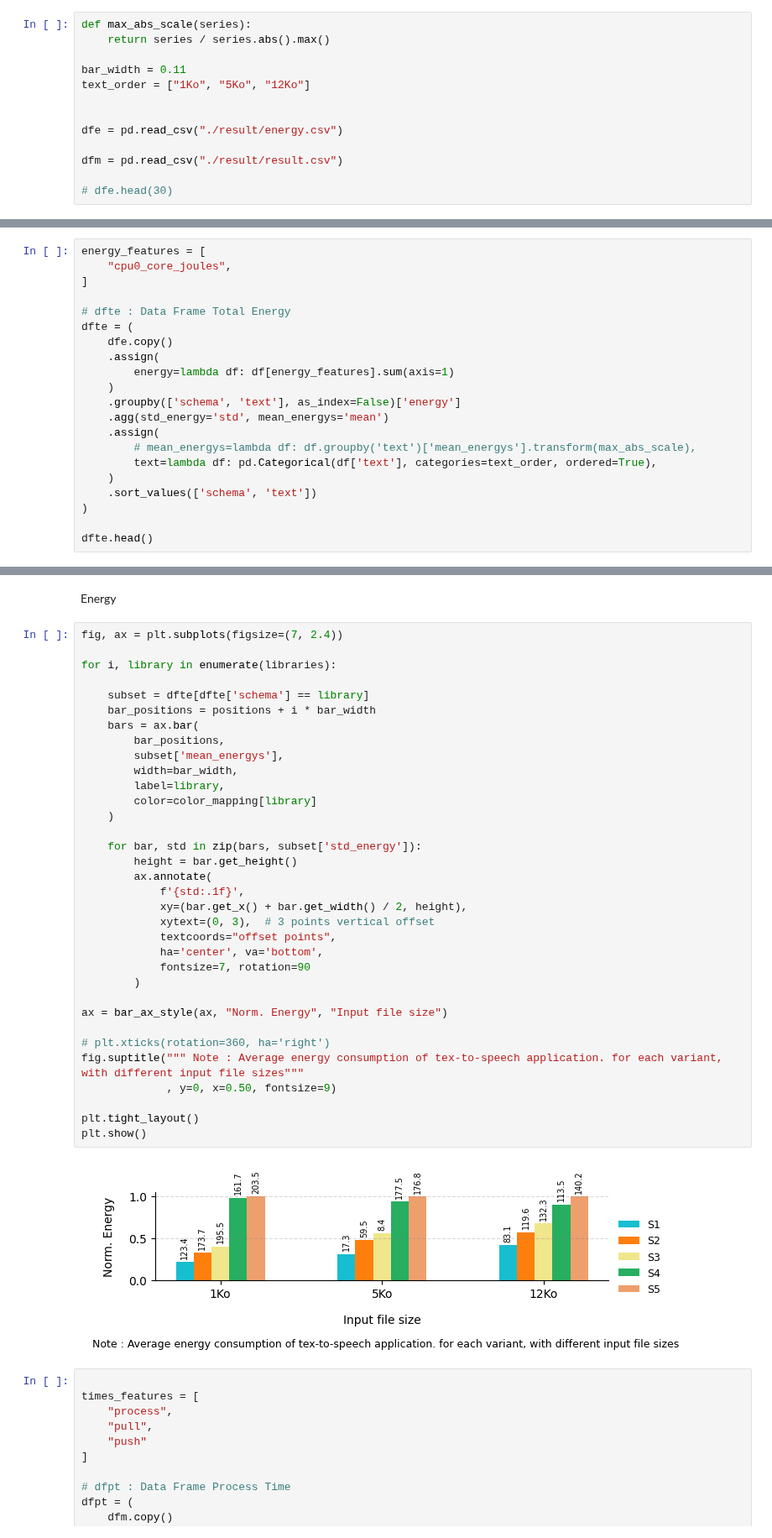
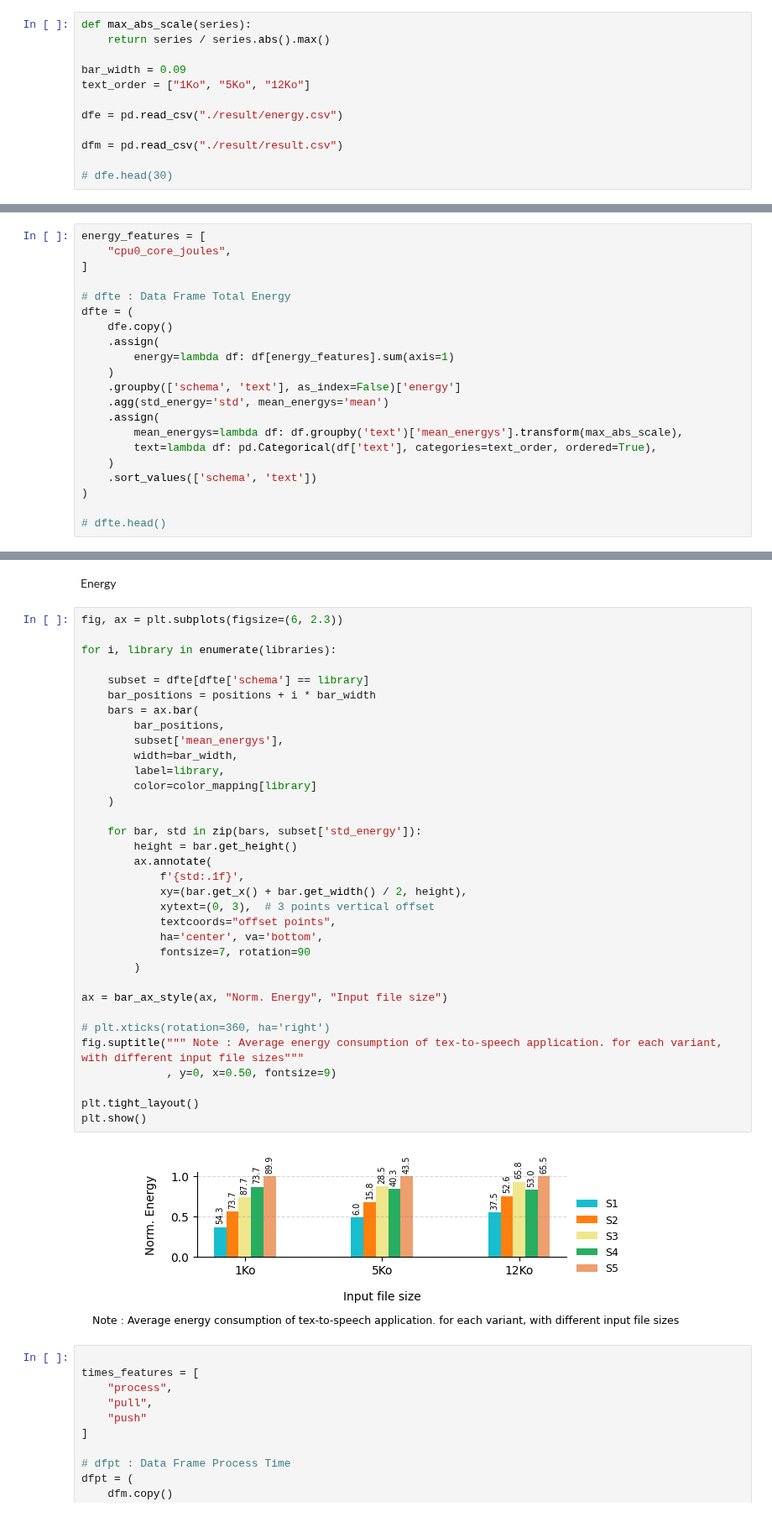
Before and after one commit to donaldonana/FaaS-Benchmark, a Jupyter notebook: text-to-speech/text-to-speech.ipynb, the cells around one changed output, grey strips where cells are left out. Shown at 84% size. Drawn from its saved outputs; the diff is of its cells as text.

```diff
--- a/text-to-speech/text-to-speech.ipynb
+++ b/text-to-speech/text-to-speech.ipynb
@@ -6,9 +6,8 @@ import numpy as np # type: ignore
 def max_abs_scale(series):
     return series / series.abs().max()
 
-bar_width = 0.11
+bar_width = 0.09
 text_order = ["1Ko", "5Ko", "12Ko"]
-
 
 dfe = pd.read_csv("./result/energy.csv")
 
@@ -31,10 +30,10 @@ dfte = (
     .groupby(['schema', 'text'], as_index=False)['energy']
     .agg(std_energy='std', mean_energys='mean')
     .assign(
-        # mean_energys=lambda df: df.groupby('text')['mean_energys'].transform(max_abs_scale),
+        mean_energys=lambda df: df.groupby('text')['mean_energys'].transform(max_abs_scale),
         text=lambda df: pd.Categorical(df['text'], categories=text_order, ordered=True),
     )
     .sort_values(['schema', 'text'])
 )
 
-dfte.head()
+# dfte.head()
@@ -104,41 +74,41 @@ def bar_ax_style(ax, ylabel, xlabel):
 # %% [markdown]
 Energy
 # %%
-fig, ax = plt.subplots(figsize=(7, 2.4))
+fig, ax = plt.subplots(figsize=(6, 2.3))
 
 for i, library in enumerate(libraries):
 
     subset = dfte[dfte['schema'] == library]
     bar_positions = positions + i * bar_width
     bars = ax.bar(
         bar_positions,
         subset['mean_energys'],
         width=bar_width,
         label=library,
         color=color_mapping[library]
     )
 
     for bar, std in zip(bars, subset['std_energy']):
         height = bar.get_height()
         ax.annotate(
             f'{std:.1f}',
             xy=(bar.get_x() + bar.get_width() / 2, height),
             xytext=(0, 3),  # 3 points vertical offset
             textcoords="offset points",
             ha='center', va='bottom',
             fontsize=7, rotation=90
         )
 
 ax = bar_ax_style(ax, "Norm. Energy", "Input file size")
 
 # plt.xticks(rotation=360, ha='right')
 fig.suptitle(""" Note : Average energy consumption of tex-to-speech application. for each variant, with different input file sizes"""
              , y=0, x=0.50, fontsize=9)
 
 plt.tight_layout()
 plt.show()
 # %% [output]
-[figure, old version]
+[figure, new version]
 # %%
 
 times_features = [
```
Also changed, not shown: parts of 6 cells of this notebook, 4 other files.
